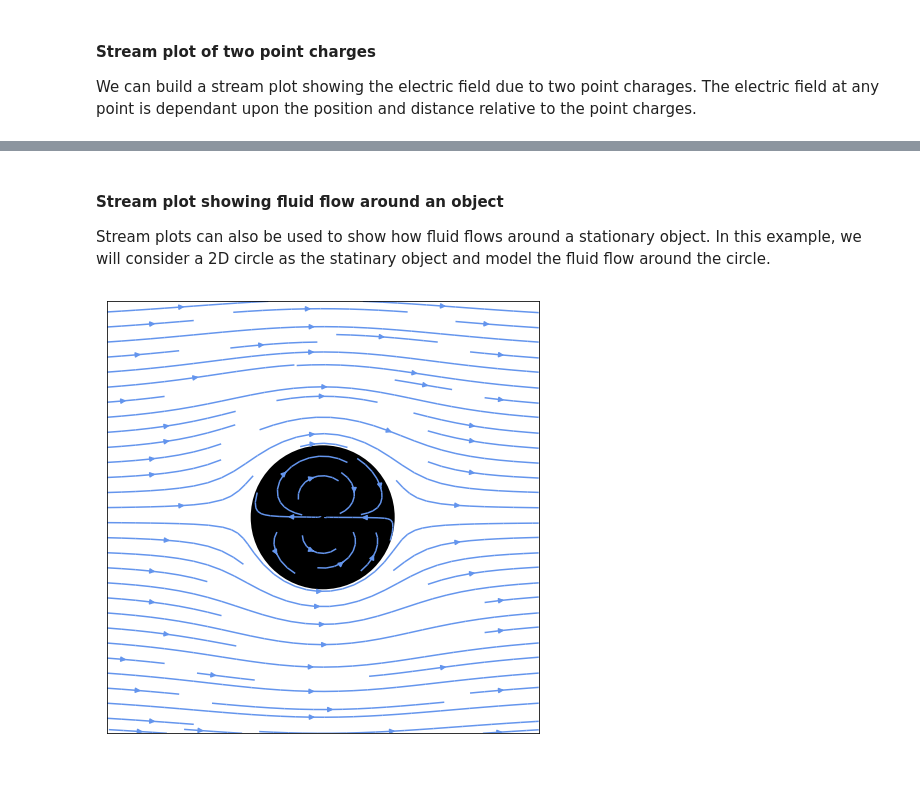
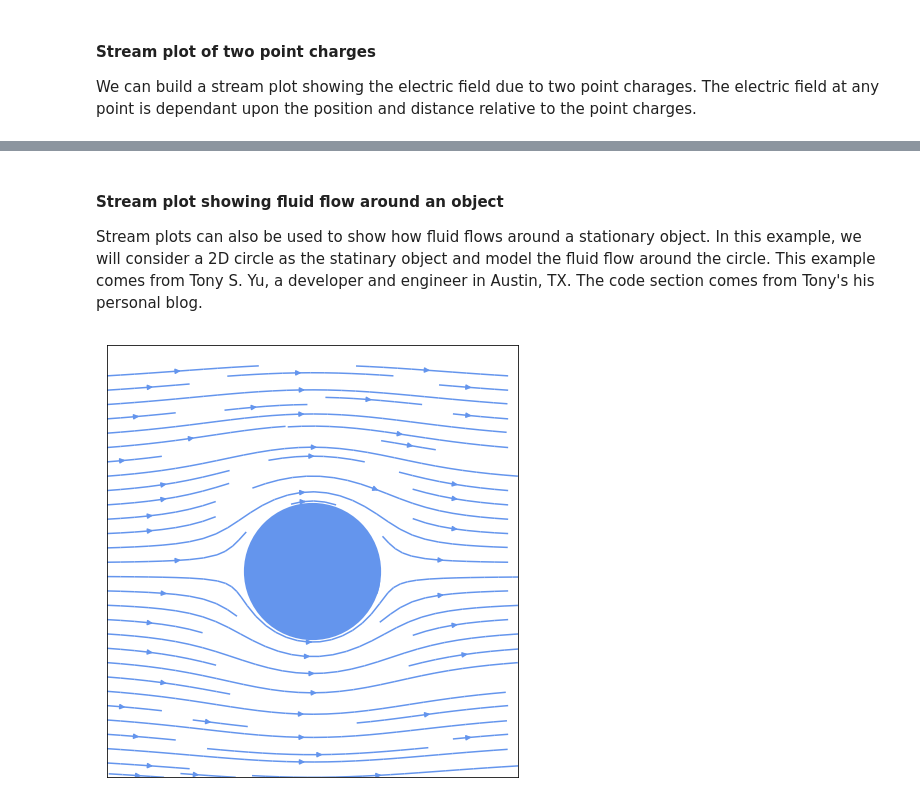
Before and after one commit to ProfessorKazarinoff/Problem-Solving-with-Python, a Jupyter notebook: notebooks/06-Plotting-with-Matplotlib/06.15-Quiver-and-Stream-Plots.ipynb, the cells around one changed output, grey strips where cells are left out. Cells and saved outputs as stored; diff of their text form; code cells hidden in the pictures; blank space fills up the shorter version.

Commit message:
edits to plotting chapter

```diff
--- a/notebooks/06-Plotting-with-Matplotlib/06.15-Quiver-and-Stream-Plots.ipynb
+++ b/notebooks/06-Plotting-with-Matplotlib/06.15-Quiver-and-Stream-Plots.ipynb
@@ -359,15 +353,14 @@ plt.show()
 # %% [markdown]
 #### Stream plot showing fluid flow around an object
 
-Stream plots can also be used to show how fluid flows around a stationary object.  In this example, we will consider a 2D circle as the statinary object and model the fluid flow around the circle.
+Stream plots can also be used to show how fluid flows around a stationary object.  In this example, we will consider a 2D circle as the statinary object and model the fluid flow around the circle. This example comes from Tony S. Yu, a developer and engineer in Austin, TX. The code section comes from Tony's his personal blog.
 # %%
-#from: https://tonysyu.github.io/plotting-streamlines-with-matplotlib-and-sympy.html#.Wzq5M9JKjIU
+# from: https://tonysyu.github.io/plotting-streamlines-with-matplotlib-and-sympy.html#.Wzq5M9JKjIU
 
 import matplotlib.pyplot as plt
 import numpy as np
 import sympy
 from sympy.abc import x, y
-
 %matplotlib inline
 
 def cylinder_stream_function(U=1, R=1):
@@ -379,38 +372,36 @@ def velocity_field(psi):
     u = sympy.lambdify((x, y), psi.diff(y), 'numpy')
     v = sympy.lambdify((x, y), -psi.diff(x), 'numpy')
     return u, v
-
-import numpy as np
 
 def plot_streamlines(ax, u, v, xlim=(-1, 1), ylim=(-1, 1)):
     x0, x1 = xlim
     y0, y1 = ylim
     Y, X =  np.ogrid[y0:y1:100j, x0:x1:100j]
     ax.streamplot(X, Y, u(X, Y), v(X, Y), color='cornflowerblue')
 
 
 def format_axes(ax):
     ax.set_aspect('equal')
     ax.figure.subplots_adjust(bottom=0, top=1, left=0, right=1)
     ax.xaxis.set_ticks([])
     ax.yaxis.set_ticks([])
     ax.set_aspect('equal')
 
 import matplotlib.pyplot as plt
 
 psi = cylinder_stream_function()
 u, v = velocity_field(psi)
 
 xlim = ylim = (-3, 3)
 fig, ax = plt.subplots(figsize=(6, 6))
 plot_streamlines(ax, u, v, xlim, ylim)
 #ax.streamplot(u,v,xlim,ylim)
 
-c = plt.Circle((0, 0), radius=1, facecolor='k')
+c = plt.Circle((0, 0), radius=1, facecolor='cornflowerblue')
 ax.add_patch(c)
 
 format_axes(ax)
 
 plt.show()
 # %% [output]
-[figure, old version]
+[figure, new version]
```
Also changed, not shown: parts of 10 cells of this notebook, 26 other files.
